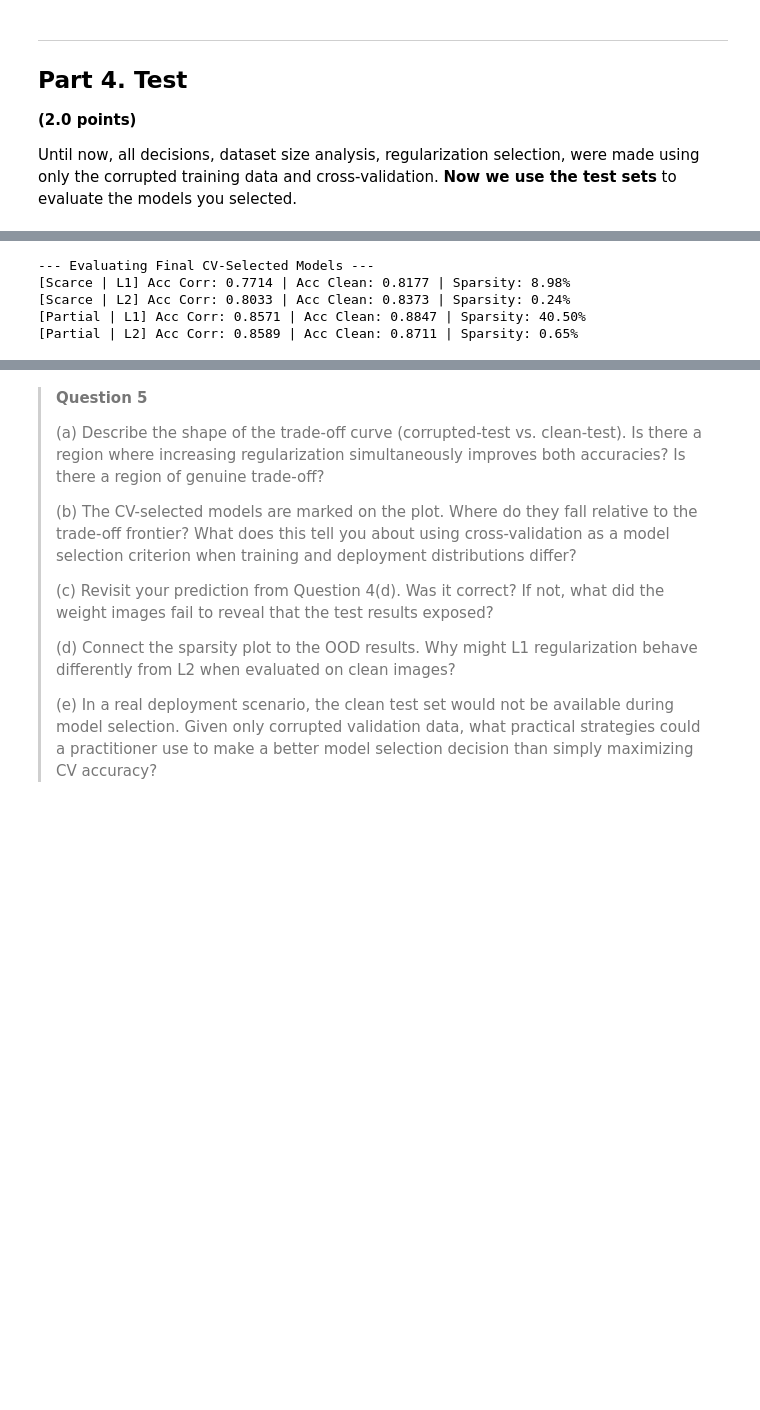
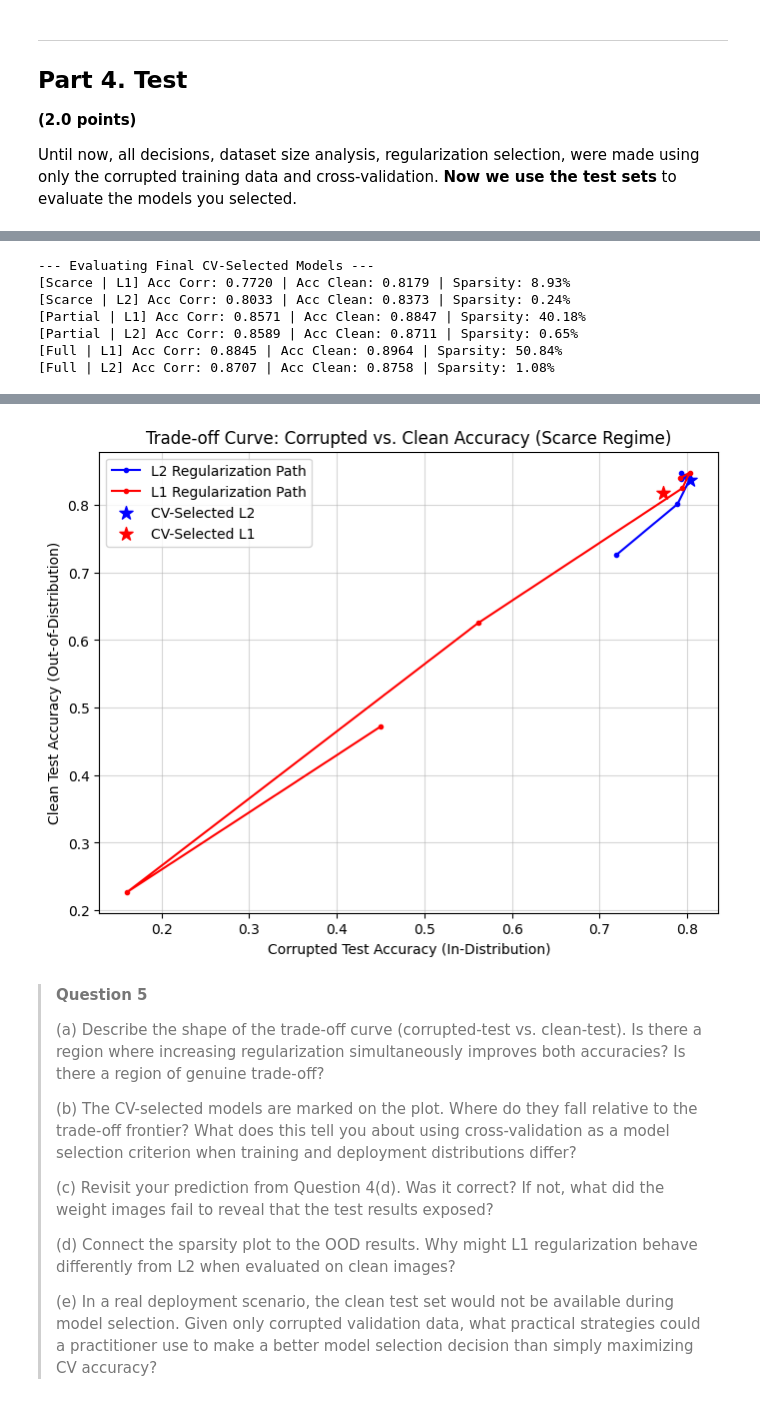
Before and after one commit to sll-bruno/machine-learning-projects, a Jupyter notebook: Tarefa2/mc886_1s2025_assignment_2.ipynb, the cells around one changed output, grey strips where cells are left out. Saved outputs shown, nothing was run; the diff lists cells and outputs as text; code cells hidden in the pictures; blank space fills up the shorter version.

Commit message:
Por algum motivo agora foi, mas tive que tirar o Scaler do skicit-learn e fazer o z-score na mão, é bom mudar isso mas anyway só falta analises

```diff
--- a/Tarefa2/mc886_1s2025_assignment_2.ipynb
+++ b/Tarefa2/mc886_1s2025_assignment_2.ipynb
@@ -690,8 +688,9 @@ y_test_clean_raw = np.load("data/test/clean_labels.npy")
 y_t_corr = torch.tensor(y_test_corr_raw, dtype=torch.long)
 y_t_clean = torch.tensor(y_test_clean_raw, dtype=torch.long)
 
-X_test_corr_flat = flatten_images(X_test_corr_raw)
-X_test_clean_flat = flatten_images(X_test_clean_raw)
+X_test_corr_flat = flatten_images(X_test_corr_raw).astype(np.float32)
+X_test_clean_flat = flatten_images(X_test_clean_raw).astype(np.float32)
 
 # As imagens cruas já foram achatadas e não serão mais usadas
 del X_test_corr_raw, X_test_clean_raw
+gc.collect()
@@ -712,27 +711,22 @@ final_test_results = {"Scarce": {}, "Partial": {}, "Full": {}}
 print("--- Evaluating Final CV-Selected Models ---")
 for regime in ["Scarce", "Partial", "Full"]:
     # Prepara os dados de treino achatados
-    X_train_flat = flatten_images(data_regimes[regime][0])
+    X_train_flat = flatten_images(data_regimes[regime][0]).astype(np.float32)
+    mean = X_train_flat.mean(axis=0, keepdims=True)
+    std = X_train_flat.std(axis=0, keepdims=True)
+    std[std == 0] = 1.0  # Evitar divisão por zero
 
-    # Scalers originais ajustados no treino são usados aqui para evitar Data Leakage
-    # Recriando o scaler com base no X_raw de treino para aplicar ao teste
-    scaler = StandardScaler()
-    scaler.fit(X_train_flat)
-
-    # Após o ajuste a versão achatada do treino não é mais necessária
+    # Após conseguir a média e o desvio, descarta-se o treino
     del X_train_flat
     gc.collect()
 
-    # Pré-processando os testes com o scaler deste regime
-    X_test_corr_scaled = scaler.transform(X_test_corr_flat)
-    X_test_clean_scaled = scaler.transform(X_test_clean_flat)
+    # Aplicando a fórmula Z-score manualmente nos testes
+    X_tc = torch.tensor((X_test_corr_flat - mean) / std, dtype=torch.float32)
+    X_tcl = torch.tensor((X_test_clean_flat - mean) / std, dtype=torch.float32)
 
-    X_tc = torch.tensor(X_test_corr_scaled, dtype=torch.float32)
-    X_tcl = torch.tensor(X_test_clean_scaled, dtype=torch.float32)
+    del mean, std
+    gc.collect()
 
-    # Libera os arrays escalonados do NumPy após passar para tensores
-    del X_test_corr_scaled, X_test_clean_scaled
-    gc.collect()
     for reg_type in ["l1", "l2"]:
         model = final_models[reg_type][regime]
 
@@ -747,22 +741,24 @@ for regime in ["Scarce", "Partial", "Full"]:
         print(f"[{regime} | {reg_type.upper()}] Acc Corr: {acc_corr:.4f} | Acc Clean: {acc_clean:.4f} | Sparsity: {sparsity:.2%}")
 
     # Liberação de últimas variáveis criadas no loop interno antes de seguir para o próximo regime
-    del X_tc, X_tcl, scaler
+    del X_tc, X_tcl
     gc.collect()
 # %% [output]
 --- Evaluating Final CV-Selected Models ---
-[Scarce | L1] Acc Corr: 0.7714 | Acc Clean: 0.8177 | Sparsity: 8.98%
+[Scarce | L1] Acc Corr: 0.7720 | Acc Clean: 0.8179 | Sparsity: 8.93%
 [Scarce | L2] Acc Corr: 0.8033 | Acc Clean: 0.8373 | Sparsity: 0.24%
-[Partial | L1] Acc Corr: 0.8571 | Acc Clean: 0.8847 | Sparsity: 40.50%
+[Partial | L1] Acc Corr: 0.8571 | Acc Clean: 0.8847 | Sparsity: 40.18%
 [Partial | L2] Acc Corr: 0.8589 | Acc Clean: 0.8711 | Sparsity: 0.65%
+[Full | L1] Acc Corr: 0.8845 | Acc Clean: 0.8964 | Sparsity: 50.84%
+[Full | L2] Acc Corr: 0.8707 | Acc Clean: 0.8758 | Sparsity: 1.08%
 # %%
 # Curva de Trade-off (apenas para o regime Scarce como exemplo analítico)
 tradeoff_results = {"l1": {"corr": [], "clean": []}, "l2": {"corr": [], "clean": []}}
 
 # Escolhe-se o regime Scarce para ilustrar o trade-off severo
 scaler_scarce = StandardScaler().fit(flatten_images(data_regimes["Scarce"][0]))
-X_tc_scarce = torch.tensor(scaler_scarce.transform(flatten_images(X_test_corr_raw)), dtype=torch.float32)
-X_tcl_scarce = torch.tensor(scaler_scarce.transform(flatten_images(X_test_clean_raw)), dtype=torch.float32)
+X_tc_scarce = torch.tensor(scaler_scarce.transform(flatten_images(X_test_corr_flat)), dtype=torch.float32)
+X_tcl_scarce = torch.tensor(scaler_scarce.transform(flatten_images(X_test_clean_flat)), dtype=torch.float32)
 
 for reg_type in ["l1", "l2"]:
     for lbd in lambda_grid:
@@ -795,3 +791,4 @@ plt.ylabel("Clean Test Accuracy (Out-of-Distribution)", fontsize=10)
 plt.legend()
 plt.grid(True, alpha=0.5)
 plt.show()
+# %% [output]
@@ -798,3 +812,4 @@ plt.show()
+[figure, added]
 # %% [markdown]
 > **Question 5**
 >
```
Also changed, not shown: parts of 5 cells of this notebook.
